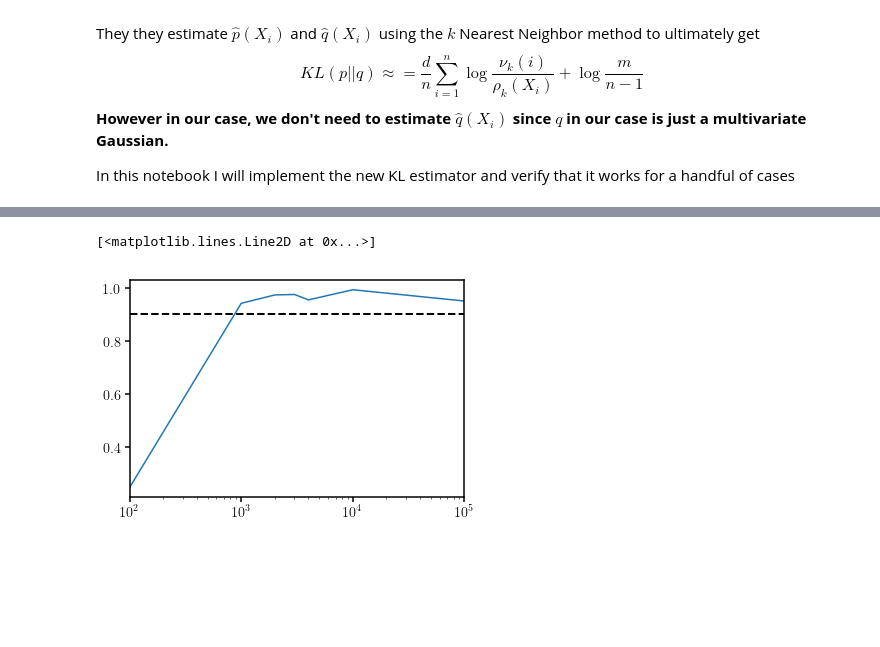
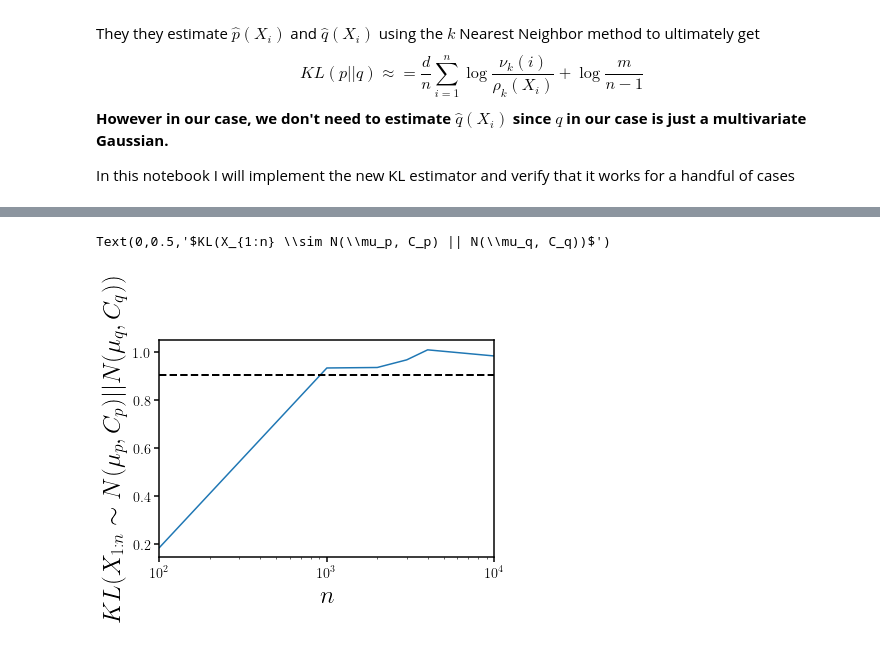
Before and after one commit to changhoonhahn/nonGaussLike, a Jupyter notebook: notebook/local_KL_Xq.ipynb, the cells around one changed output, grey strips where cells are left out. Drawn from its saved outputs; the diff is of its cells as text; code cells hidden in the pictures; blank space fills up the shorter version.

```diff
--- a/notebook/local_KL_Xq.ipynb
+++ b/notebook/local_KL_Xq.ipynb
@@ -112,13 +116,15 @@ for n in ns:
 # %%
 fig = plt.figure()
 sub = fig.add_subplot(111)
 sub.plot(ns, kls)
-sub.set_xlim([1e2, 1e5])
+sub.set_xlabel('$n$', fontsize=25)
+sub.set_xlim([ns[0], ns[-1]])
 sub.set_xscale("log")
 sub.plot(sub.get_xlim(), [0.9009, 0.9009], c='k', lw=2, ls='--')
+sub.set_ylabel('$KL(X_{1:n} \sim N(\mu_p, C_p) || N(\mu_q, C_q))$', fontsize=25)
 # %% [output]
-[<matplotlib.lines.Line2D at 0x...>]
+Text(0,0.5,'$KL(X_{1:n} \\sim N(\\mu_p, C_p) || N(\\mu_q, C_q))$')
-[figure, old version]
+[figure, new version]
 # %%
 mu_p = np.zeros(20)
 mu_q = np.zeros(20)
```
Also changed, not shown: parts of 16 cells of this notebook.
